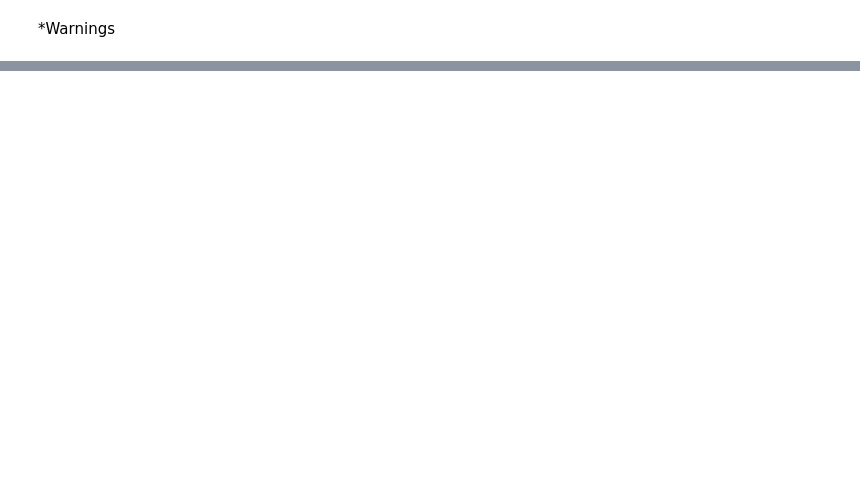
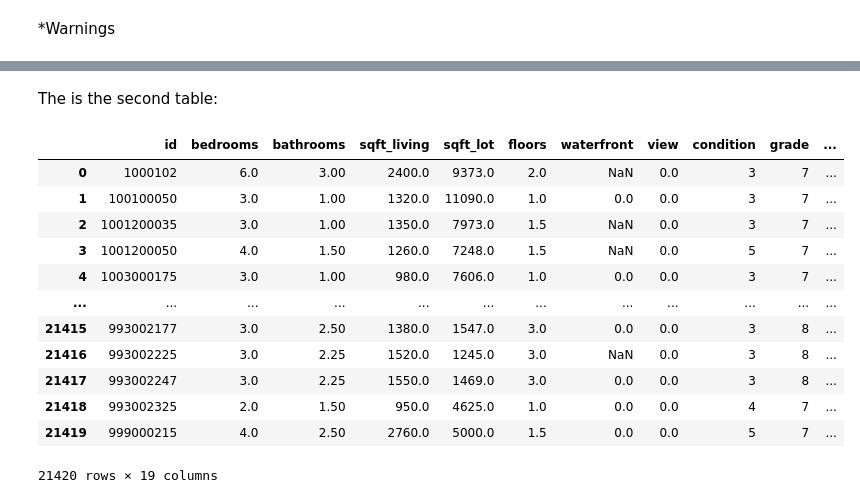
Before and after one commit to S3B3C/EDA-project_Housing, a Jupyter notebook: EDA.ipynb, the cells around one changed output, grey strips where cells are left out. Cells and saved outputs as stored; diff of their text form; code cells hidden in the pictures; blank space fills up the shorter version.

```diff
--- a/EDA.ipynb
+++ b/EDA.ipynb
@@ -67 +88,20 @@ df
 21597 rows × 4 columns
+# %% [markdown]
+The is the second table:
+# %%
+df1 = pd.read_csv("data/eda_details.csv")
+df1
+# %% [output]
+|  | id | bedrooms | bathrooms | sqft_living | sqft_lot | floors | waterfront | view | condition | grade | ... |
+| 0 | 1000102 | 6.0 | 3.00 | 2400.0 | 9373.0 | 2.0 | NaN | 0.0 | 3 | 7 | ... |
+| 1 | 100100050 | 3.0 | 1.00 | 1320.0 | 11090.0 | 1.0 | 0.0 | 0.0 | 3 | 7 | ... |
+| 2 | 1001200035 | 3.0 | 1.00 | 1350.0 | 7973.0 | 1.5 | NaN | 0.0 | 3 | 7 | ... |
+| 3 | 1001200050 | 4.0 | 1.50 | 1260.0 | 7248.0 | 1.5 | NaN | 0.0 | 5 | 7 | ... |
+| 4 | 1003000175 | 3.0 | 1.00 | 980.0 | 7606.0 | 1.0 | 0.0 | 0.0 | 3 | 7 | ... |
+| ... | ... | ... | ... | ... | ... | ... | ... | ... | ... | ... | ... |
+| 21415 | 993002177 | 3.0 | 2.50 | 1380.0 | 1547.0 | 3.0 | 0.0 | 0.0 | 3 | 8 | ... |
+| 21416 | 993002225 | 3.0 | 2.25 | 1520.0 | 1245.0 | 3.0 | NaN | 0.0 | 3 | 8 | ... |
+| 21417 | 993002247 | 3.0 | 2.25 | 1550.0 | 1469.0 | 3.0 | 0.0 | 0.0 | 3 | 8 | ... |
+| 21418 | 993002325 | 2.0 | 1.50 | 950.0 | 4625.0 | 1.0 | 0.0 | 0.0 | 4 | 7 | ... |
+| 21419 | 999000215 | 4.0 | 2.50 | 2760.0 | 5000.0 | 1.5 | 0.0 | 0.0 | 5 | 7 | ... |
+21420 rows × 19 columns
```
Also changed, not shown: parts of 17 cells of this notebook.
